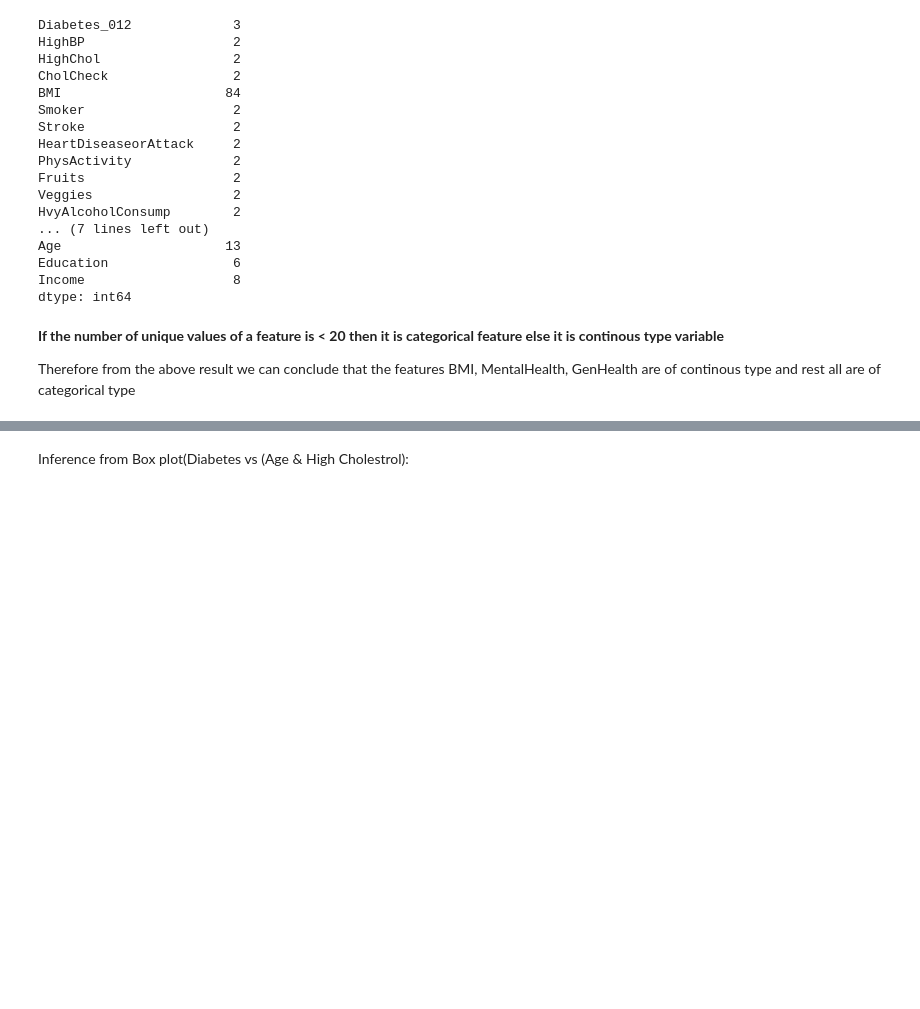
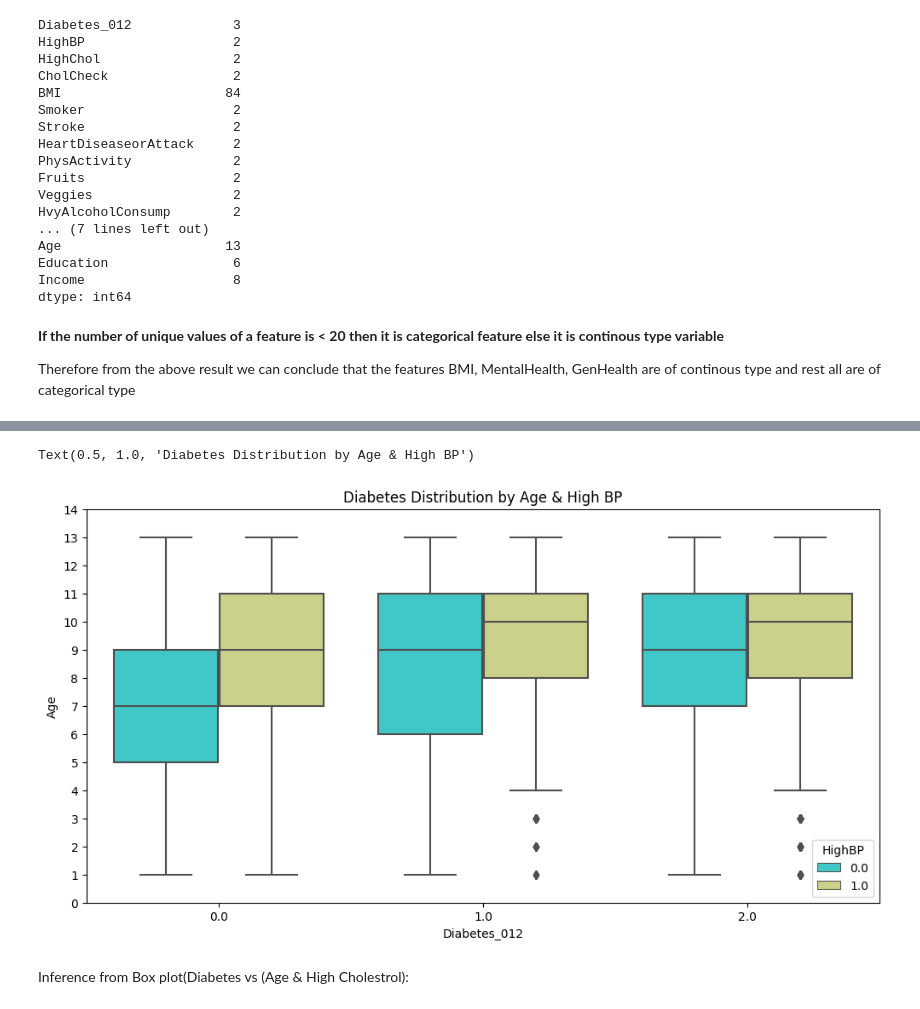
Before and after one commit to pdpavandesai/MergingDiabetesData, a Jupyter notebook: GabrielDatasetAnalysis.ipynb, the cells around one changed output, grey strips where cells are left out. Cells and saved outputs as stored; diff of their text form; code cells hidden in the pictures; blank space fills up the shorter version.

```diff
--- a/GabrielDatasetAnalysis.ipynb
+++ b/GabrielDatasetAnalysis.ipynb
@@ -105,3 +114,11 @@ Text(0.5, 1.0, 'Diabetes Distribution by Age & High Cholestrol')
+# %%
+plt.figure(figsize=(12,6))
+sns.boxplot(x='Diabetes_012',y='Age',data=gabrielDataset_Actual_Copy,palette='rainbow',hue='HighBP')
+plt.yticks(range(0,15))
+plt.title('Diabetes Distribution by Age & High BP')
+# %% [output]
+Text(0.5, 1.0, 'Diabetes Distribution by Age & High BP')
+[figure, added]
 # %% [markdown]
 Inference from Box plot(Diabetes vs (Age & High Cholestrol):
 # %%
```
Also changed, not shown: parts of 4 cells of this notebook.
